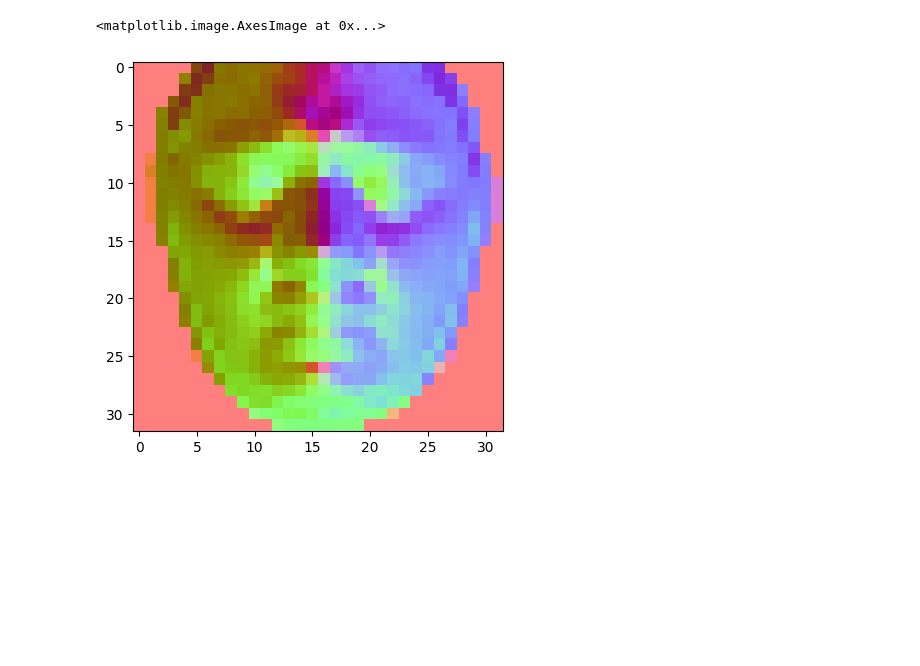
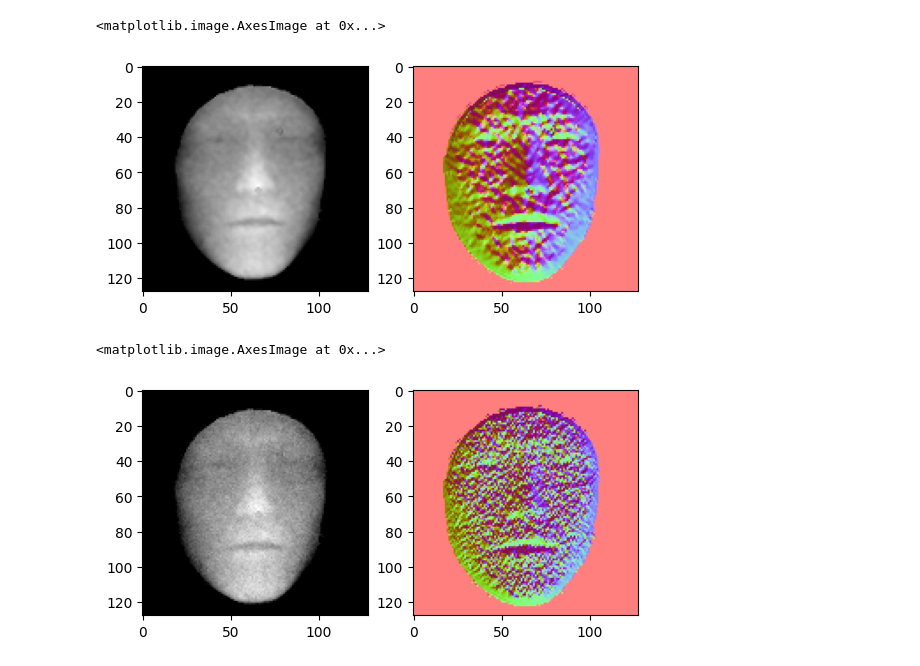
Before and after one commit to Ruizhuo-Xu/DN-SR-liif, a Jupyter notebook: debug.ipynb, the cells around one changed output. Drawn from its saved outputs; the diff is of its cells as text; code cells hidden in the pictures; blank space fills up the shorter version.

```diff
--- a/debug.ipynb
+++ b/debug.ipynb
@@ -75,5 +34,0 @@ normal = calc_normalMap(lr_lq_img[:,:,0])
-# %%
-plt.imshow(normal.astype(np.uint8))
-# %% [output]
-<matplotlib.image.AxesImage at 0x...>
-[figure, removed]
@@ -79,0 +45,23 @@ plt.imshow(normal.astype(np.uint8))
+# %%
+path = '/home/rz/data/lock3dface/dataset_1028_new_no_aug/train_set/001_Kinect_FE_1DEPTH/01_depth_normal.png'
+img = cv.imread(path)[:, :, 0]
+normal = calc_normalMap(img).astype(np.uint8)
+plt.figure()
+plt.subplot(1, 2, 1)
+plt.imshow(img, cmap='gray')
+plt.subplot(1, 2, 2)
+plt.imshow(normal)
+# %% [output]
+<matplotlib.image.AxesImage at 0x...>
+[figure, added]
+# %%
+img_noisy = add_noise_Guass(img, var=0.001)
+normal_noisy = calc_normalMap(img_noisy).astype(np.uint8)
+plt.figure()
+plt.subplot(1, 2, 1)
+plt.imshow(img_noisy, cmap='gray')
+plt.subplot(1, 2, 2)
+plt.imshow(normal_noisy)
+# %% [output]
+<matplotlib.image.AxesImage at 0x...>
+[figure, added]
```
Also changed, not shown: parts of 10 cells of this notebook, 7 other files.
